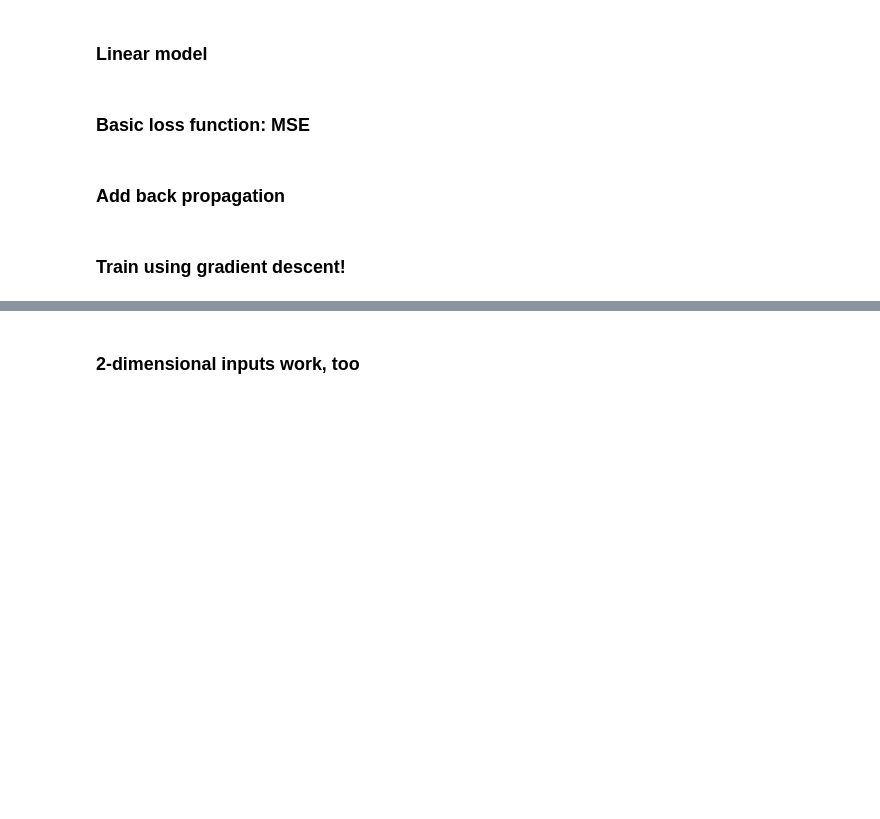
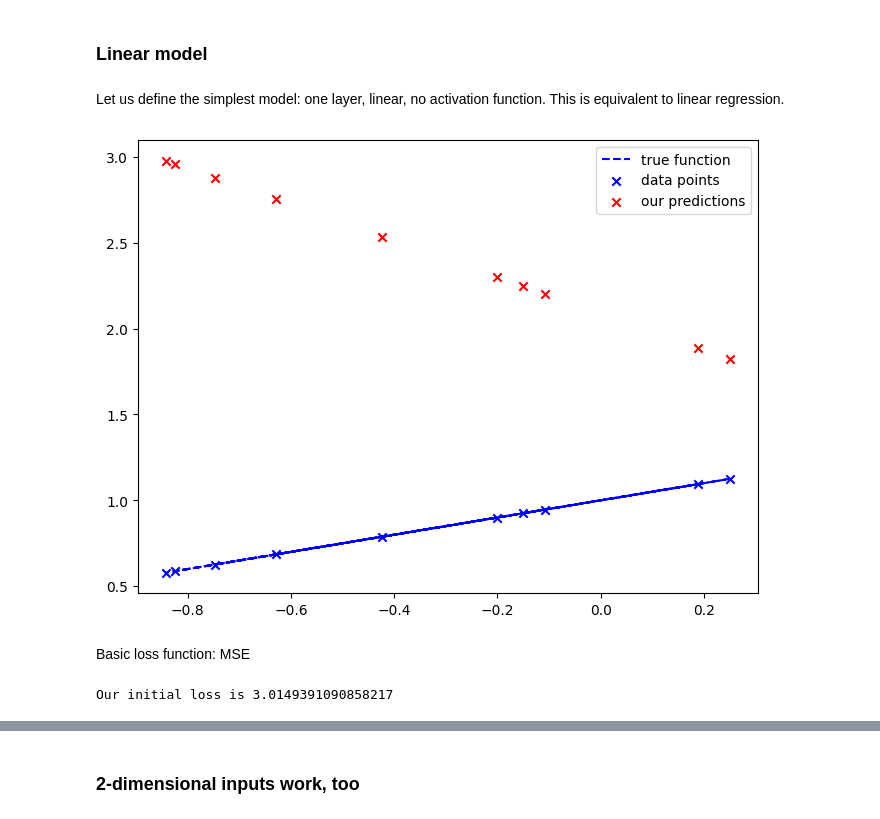
Before and after one commit to seub/NN, a Jupyter notebook: 3.basic-MLP.ipynb, the cells around one changed output, grey strips where cells are left out. Cells and saved outputs as stored; diff of their text form; code cells hidden in the pictures; blank space fills up the shorter version.

```diff
--- a/3.basic-MLP.ipynb
+++ b/3.basic-MLP.ipynb
@@ -113,2 +100,41 @@ plt.legend()
+# %% [markdown]
+Let us define the simplest model: one layer, linear, no activation function. This is equivalent to linear regression.
+# %%
+class LinearLayer:
+  def __init__(self, input_dim, output_dim):
+    self.input_dim = input_dim
+    self.output_dim = output_dim
+    self.weights = np.random.randn(input_dim, output_dim) * np.sqrt(1. / input_dim) # Not sure why FSDL had np.sqrt(2. / input_dim)
+    # Note: I think it is best to think of the weights as a matrix acting on the input (given as a line vector)
+    # by multiplication *on the right*
+    self.bias = np.random.randn(output_dim) * np.sqrt(1. / input_dim) # FSDL initializes them to zero: np.zeros(output_dim)
+
+  def __call__(self, x):
+    return x @ self.weights + self.bias
+  # Mind that the first dim of x corresponds to the number of data points!
+  # In numpy, when doing matrix multiplication, if either argument is N-dimensional, N > 2,
+  # then it is treated as a stack of matrices residing in the last two indexes and broadcast accordingly.
+
+  # Note: What is slightly strange/inconsistent (to me) about matrix multiplication in numpy is that it does exactly what you expect,
+  # except when the second argument is 1-dimensional: in this case it is implicitly transformed into a column vector (ie transposed), then
+  # converted back to a line vector after multiplication.
+
+  def weights_gradient(self, x):
+    return np.array([x]*self.output_dim).squeeze(0)
+
+  def bias_gradient(self, x):
+    return np.array([1]*self.output_dim)
+
+
+linear = LinearLayer(1, 1)
+y_pred = linear(x)
+figure(figsize=(8, 6), dpi=100)
+plt.plot(x.squeeze(-1), y_true.squeeze(-1), 'b--', label='true function')
+plt.scatter(x.squeeze(-1), y_true.squeeze(-1), color='b', marker='x', label='data points')
+plt.scatter(x.squeeze(-1), y_pred.squeeze(-1), color='r', marker='x', label='our predictions')
+plt.legend()
+plt.show()
+# %% [output]
+[figure, added]
 # %% [markdown]
-### Basic loss function: MSE
+Basic loss function: MSE
@@ -128,2 +140,0 @@ print(f'Our initial loss is {loss(y_pred, y_true)}')
-# %% [markdown]
-### Add back propagation
@@ -177,2 +140,0 @@ print(loss(y_pred, y_true))
-# %% [markdown]
-### Train using gradient descent!
@@ -200,0 +141,13 @@ plt.legend(bbox_to_anchor=(1.04, 1), loc="upper left");
+# %%
+class MSE:
+  def __call__(self, y, y_true):
+    return ((y - y_true) ** 2).mean()
+
+  def gradient(self, y, y_true):
+    return 2. * (y - y_true) / y.shape[0]
+
+
+loss = MSE()
+print(f'Our initial loss is {loss(y_pred, y_true)}')
+# %% [output]
+Our initial loss is 3.0149391090858217
```
Also changed, not shown: parts of 14 cells of this notebook, 1 other file.
